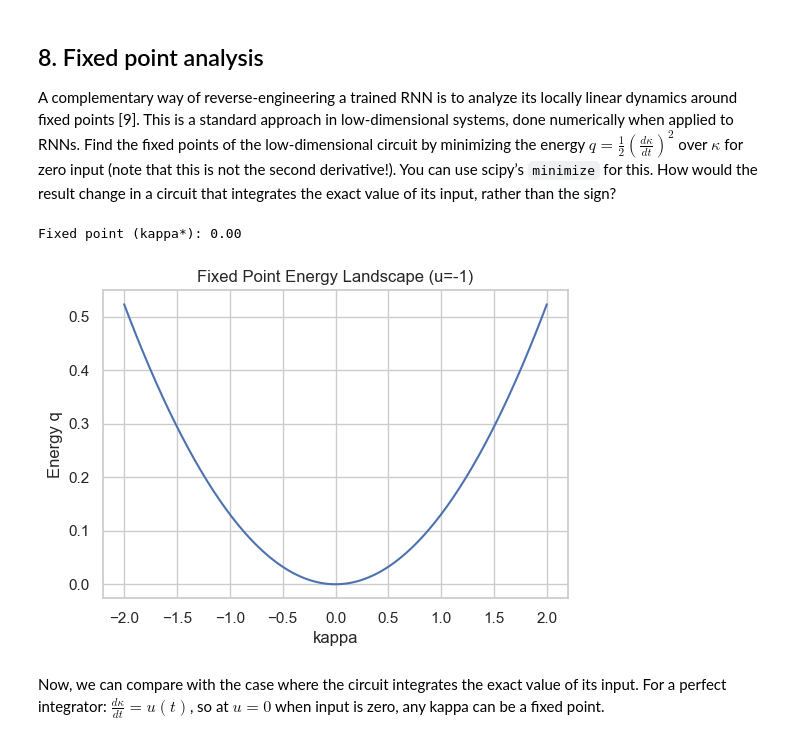
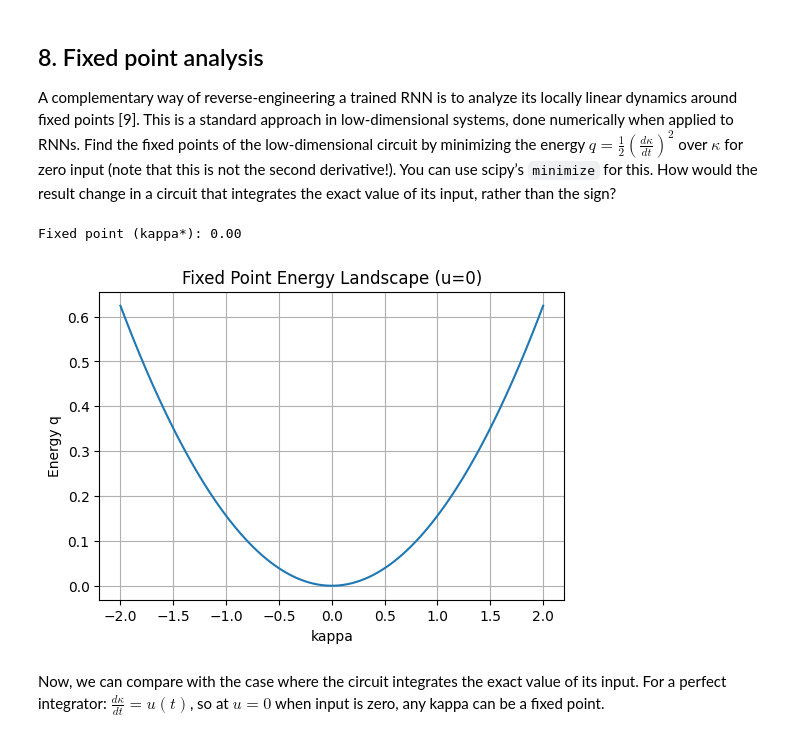
Before and after one commit to lillikiessling/Decision-Making-in-low-rank-RNNs, a Jupyter notebook: decision_making_yamac.ipynb, the cells around one changed output. Drawn from its saved outputs; the diff is of its cells as text; code cells hidden in the pictures.

```diff
--- a/decision_making_yamac.ipynb
+++ b/decision_making_yamac.ipynb
@@ -402,7 +402,7 @@ def simulate_low_dim(u, dt=20, tau=100, kappa0=0, v0=0):
 
         dkappa = (-kappa[t-1] + sigma_mn_eff * kappa[t-1] + sigma_nI_eff * v[t-1]) * (dt / tau)
         kappa[t] = kappa[t-1] + dkappa
-    return -kappa, v
+    return np.sign(sigma_nI) * kappa, v
 
 num_trials = 5
 T_total = 100
@@ -444,31 +444,31 @@ A complementary way of reverse-engineering a trained RNN is to analyze its local
 # %%
 from scipy.optimize import minimize
 
 def fixed_point_energy(kappa, sigma_mn, gain):
     dkappa = (-kappa + sigma_mn * gain * kappa)
     return 0.5 * dkappa**2
 
 Delta0 = 0.0
 gain0 = mean_phi_prime(Delta0)
 
 sigma_mn_eff = sigma_mn
 
 res = minimize(fixed_point_energy, x0=0.0, args=(sigma_mn_eff, gain0))
 kappa_star = res.x[0]
 print(f"Fixed point (kappa*): {kappa_star:.2f}")
 
 kappa_range = np.linspace(-2, 2, 200)
 energy = [fixed_point_energy(k, sigma_mn_eff, gain0) for k in kappa_range]
 plt.figure(figsize=(6,4))
 plt.plot(kappa_range, energy)
 plt.xlabel('kappa')
 plt.ylabel('Energy q')
-plt.title('Fixed Point Energy Landscape (u=-1)')
+plt.title('Fixed Point Energy Landscape (u=0)')
 plt.grid(True)
 plt.show()
 # %% [output]
 Fixed point (kappa*): 0.00
-[figure, old version]
+[figure, new version]
 # %% [markdown]
 Now, we can compare with the case where the circuit integrates the exact value of its input. For a perfect integrator: $\frac{d\kappa}{dt} = u(t)$, so at $u=0$ when input is zero, any kappa can be a fixed point.
 # %% [markdown]
```
Also changed, not shown: parts of 7 cells of this notebook.
